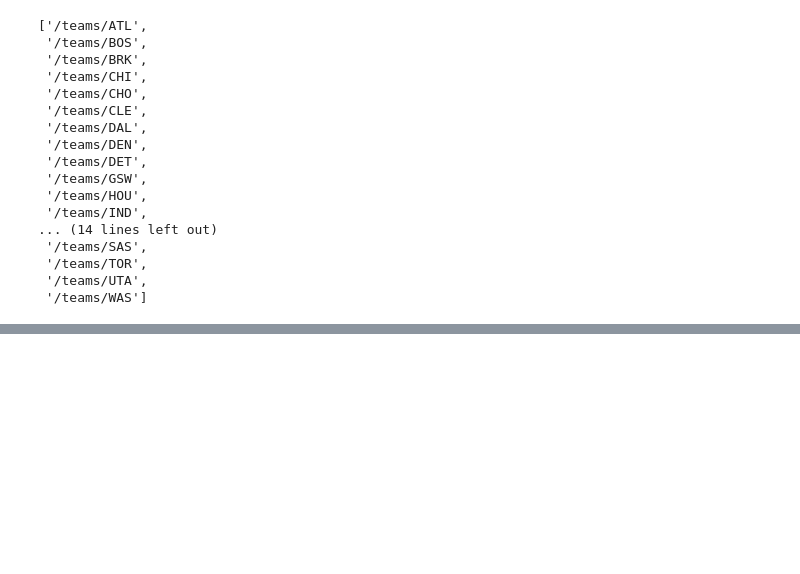
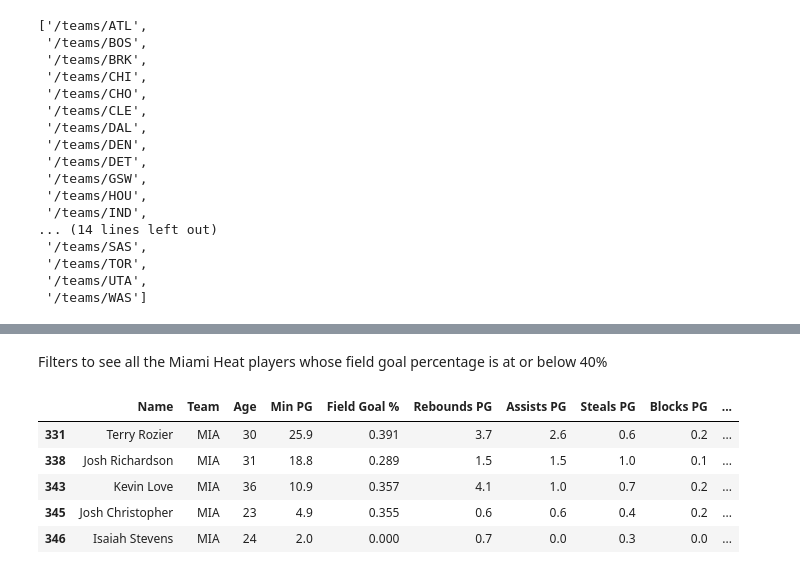
Before and after one commit to rkb121541/nba-medium, a Jupyter notebook: part2.ipynb, the cells around one changed output, grey strips where cells are left out. Saved outputs shown, nothing was run; the diff lists cells and outputs as text; code cells hidden in the pictures; blank space fills up the shorter version.

```diff
--- a/part2.ipynb
+++ b/part2.ipynb
@@ -98,0 +145,11 @@ AttributeError: 'NoneType' object has no attribute 'find_all'
+# %% [markdown]
+Filters to see all the Miami Heat players whose field goal percentage is at or below 40%
+# %%
+all_nba_players_2025.query("Team == 'MIA' and `Field Goal %` <= 0.4")
+# %% [output]
+|  | Name | Team | Age | Min PG | Field Goal % | Rebounds PG | Assists PG | Steals PG | Blocks PG | ... |
+| 331 | Terry Rozier | MIA | 30 | 25.9 | 0.391 | 3.7 | 2.6 | 0.6 | 0.2 | ... |
+| 338 | Josh Richardson | MIA | 31 | 18.8 | 0.289 | 1.5 | 1.5 | 1.0 | 0.1 | ... |
+| 343 | Kevin Love | MIA | 36 | 10.9 | 0.357 | 4.1 | 1.0 | 0.7 | 0.2 | ... |
+| 345 | Josh Christopher | MIA | 23 | 4.9 | 0.355 | 0.6 | 0.6 | 0.4 | 0.2 | ... |
+| 346 | Isaiah Stevens | MIA | 24 | 2.0 | 0.000 | 0.7 | 0.0 | 0.3 | 0.0 | ... |
```
Also changed, not shown: parts of 10 cells of this notebook, 2 other files.
